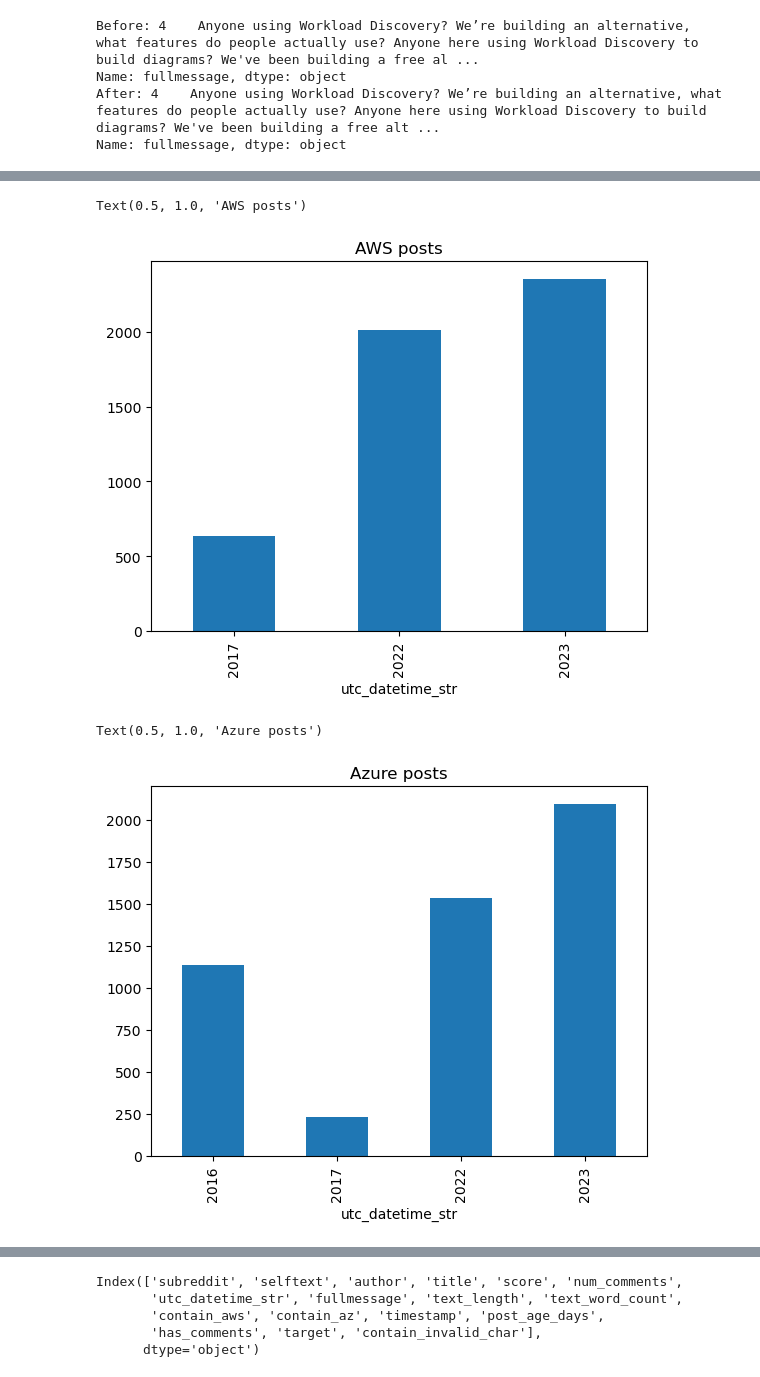
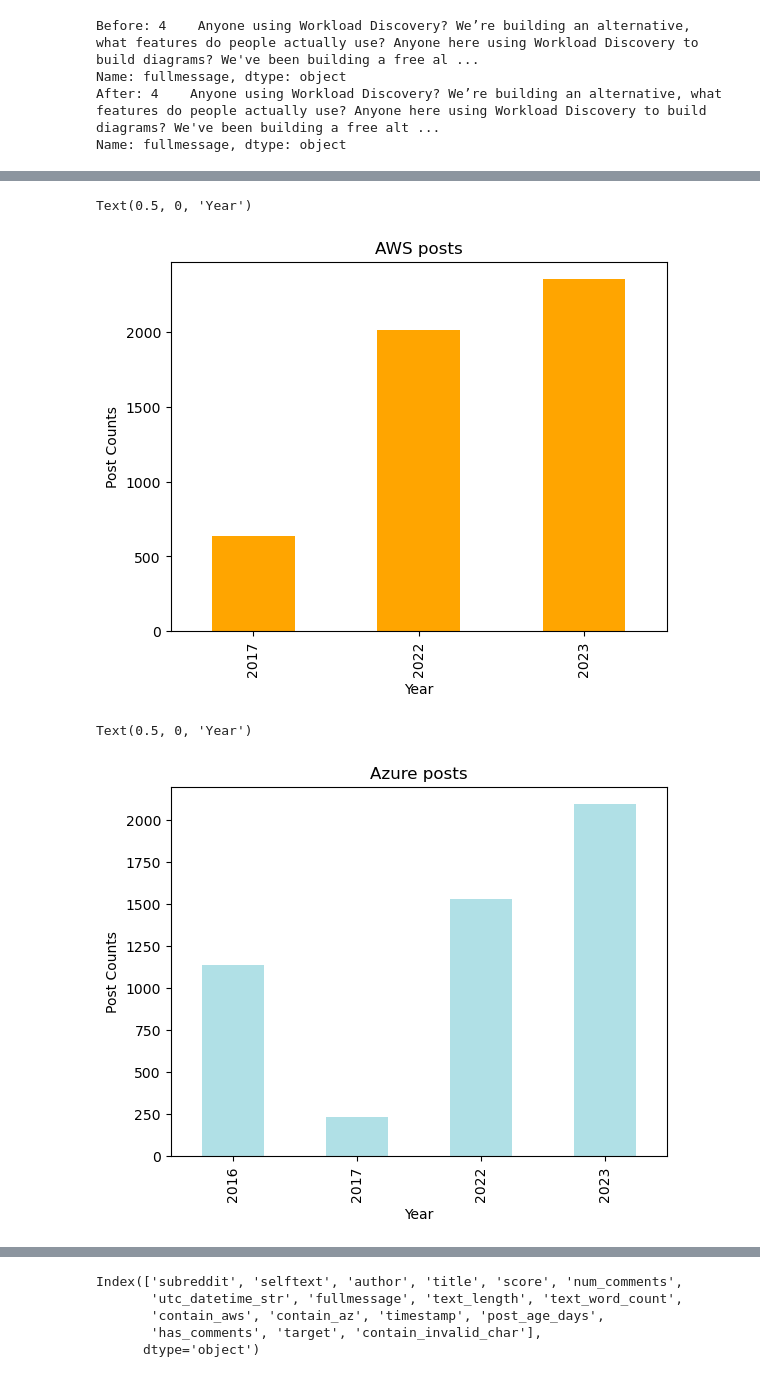
Before and after one commit to chengtng/project_3, a Jupyter notebook: code/nlp_eda.ipynb, the cells around one changed output, grey strips where cells are left out. Drawn from its saved outputs; the diff is of its cells as text; code cells hidden in the pictures.

```diff
--- a/code/nlp_eda.ipynb
+++ b/code/nlp_eda.ipynb
@@ -240,17 +239,21 @@ def add_counts(df):
 add_counts(df_aws)
 add_counts(df_az)
 # %%
-df_aws['fullmessage'].groupby(pd.to_datetime(df_aws['utc_datetime_str']).dt.year).count().plot(kind="bar")
+df_aws['fullmessage'].groupby(pd.to_datetime(df_aws['utc_datetime_str']).dt.year).count().plot(kind="bar",color='orange')
 plt.title('AWS posts')
+plt.ylabel('Post Counts')
+plt.xlabel('Year')
 # %% [output]
-Text(0.5, 1.0, 'AWS posts')
+Text(0.5, 0, 'Year')
-[figure, old version]
+[figure, new version]
 # %%
-df_az['fullmessage'].groupby(pd.to_datetime(df_az['utc_datetime_str']).dt.year).count().plot(kind="bar")
+df_az['fullmessage'].groupby(pd.to_datetime(df_az['utc_datetime_str']).dt.year).count().plot(kind="bar",color='powderblue')
 plt.title('Azure posts')
+plt.ylabel('Post Counts')
+plt.xlabel('Year')
 # %% [output]
-Text(0.5, 1.0, 'Azure posts')
+Text(0.5, 0, 'Year')
-[figure, old version]
+[figure, new version]
 # %%
 df_aws[df_aws['text_word_count'] <2]
 # %% [output]
```
Also changed, not shown: parts of 56 cells of this notebook, 34 other files.
